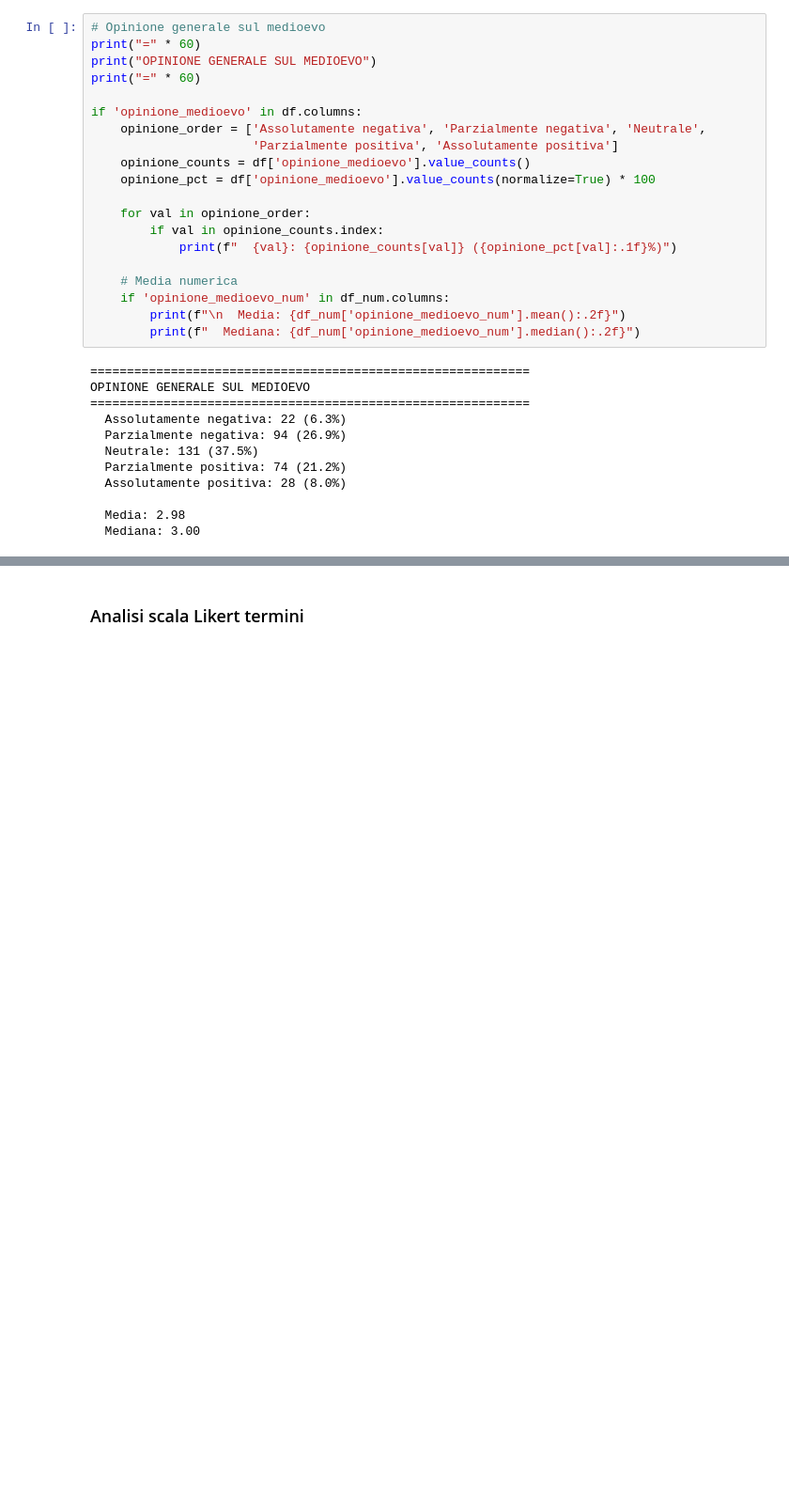
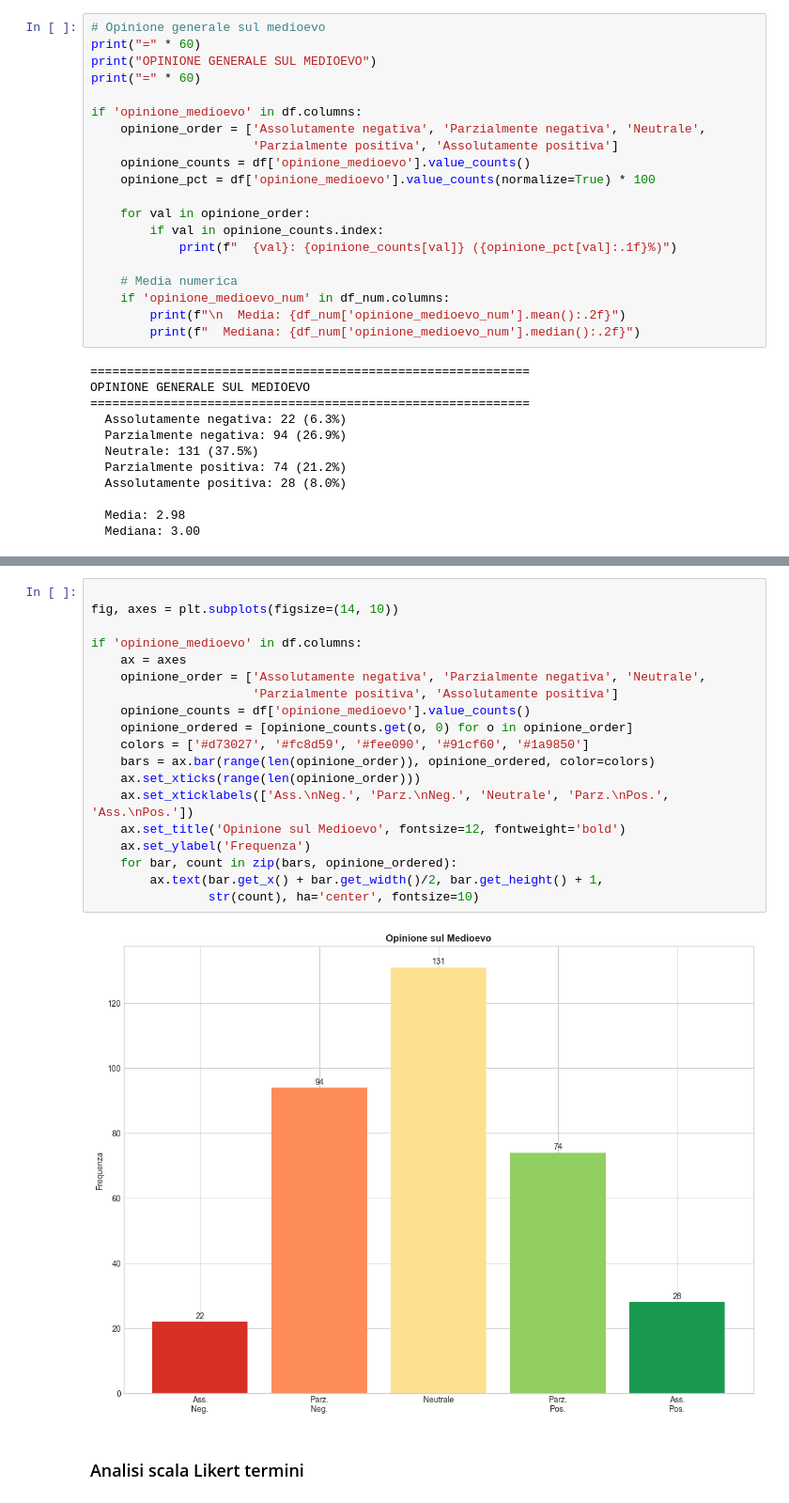
Before and after one commit to giuliaghiazza/MiddleAgesAnalysis, a Jupyter notebook: analisi_dati.ipynb, the cells around one changed output, grey strips where cells are left out. Shown at 94% size. Cells and saved outputs as stored; diff of their text form; blank space fills up the shorter version.

```diff
--- a/analisi_dati.ipynb
+++ b/analisi_dati.ipynb
@@ -477,3 +482,24 @@ plt.show()
+# %%
+
+fig, axes = plt.subplots(figsize=(14, 10))
+
+if 'opinione_medioevo' in df.columns:
+    ax = axes
+    opinione_order = ['Assolutamente negativa', 'Parzialmente negativa', 'Neutrale',
+                      'Parzialmente positiva', 'Assolutamente positiva']
+    opinione_counts = df['opinione_medioevo'].value_counts()
+    opinione_ordered = [opinione_counts.get(o, 0) for o in opinione_order]
+    colors = ['#d73027', '#fc8d59', '#fee090', '#91cf60', '#1a9850']
+    bars = ax.bar(range(len(opinione_order)), opinione_ordered, color=colors)
+    ax.set_xticks(range(len(opinione_order)))
+    ax.set_xticklabels(['Ass.\nNeg.', 'Parz.\nNeg.', 'Neutrale', 'Parz.\nPos.', 'Ass.\nPos.'])
+    ax.set_title('Opinione sul Medioevo', fontsize=12, fontweight='bold')
+    ax.set_ylabel('Frequenza')
+    for bar, count in zip(bars, opinione_ordered):
+        ax.text(bar.get_x() + bar.get_width()/2, bar.get_height() + 1,
+                str(count), ha='center', fontsize=10)
+# %% [output]
+[figure, added]
 # %% [markdown]
 ### Analisi scala Likert termini
 # %%
```
Also changed, not shown: parts of 12 cells of this notebook, 4 other files.
